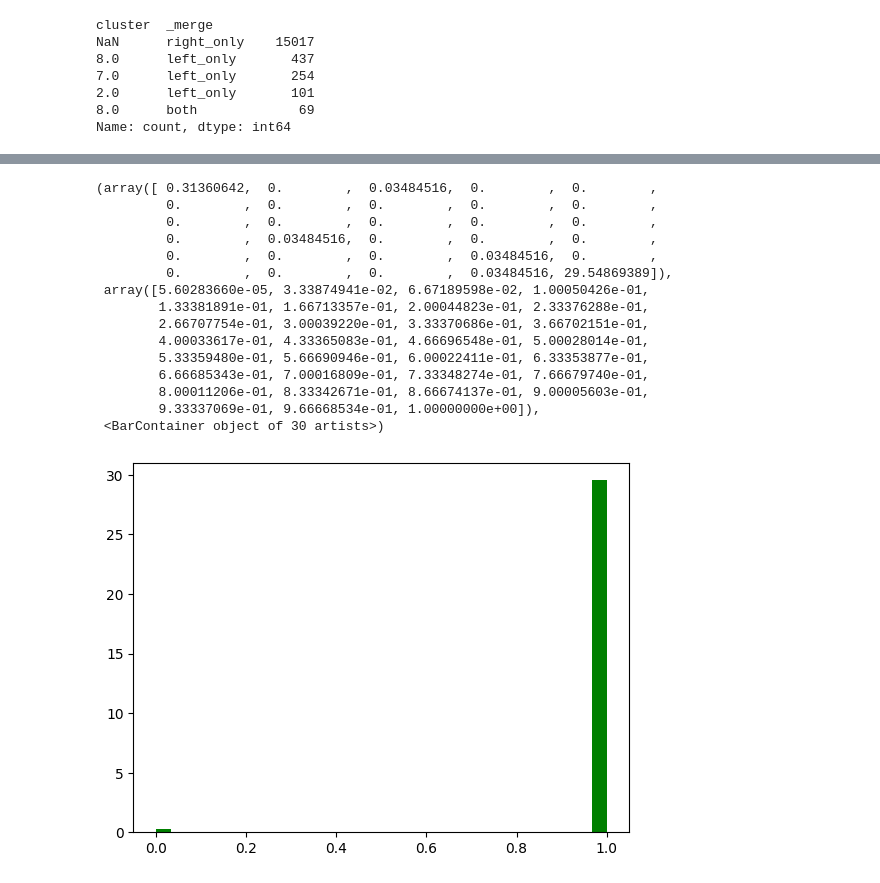
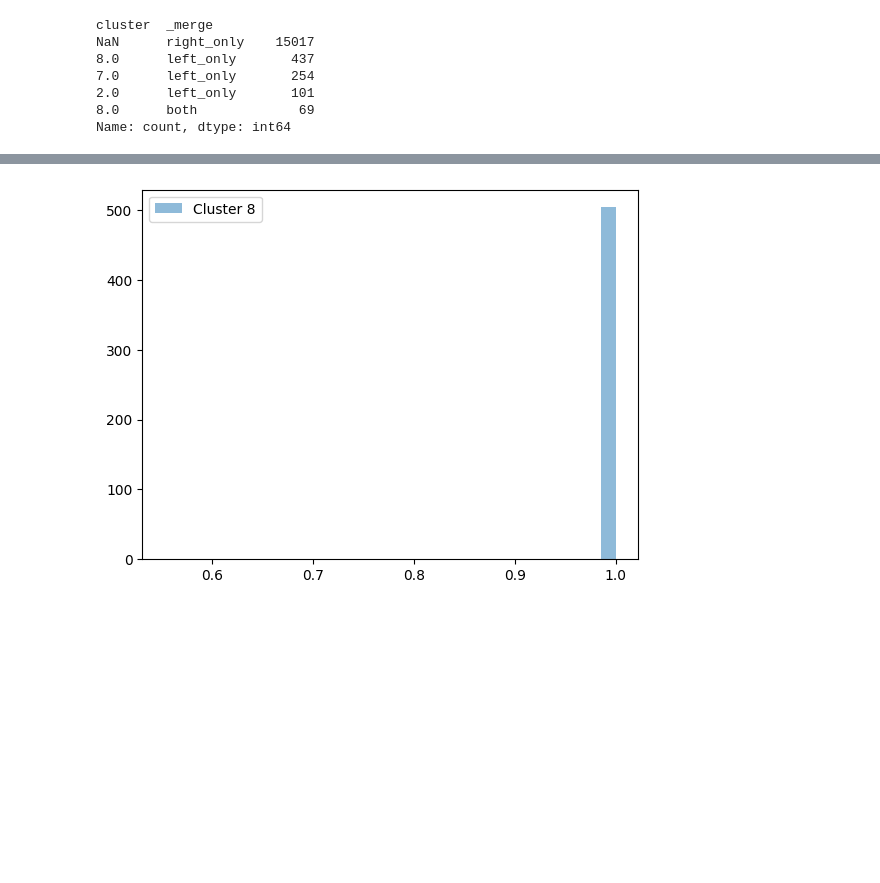
Before and after one commit to nicolasbojacarojas/clusterization_project, a Jupyter notebook: dev/analisis_completo_modularizado_5derr.ipynb, the cells around one changed output, grey strips where cells are left out. Saved outputs shown, nothing was run; the diff lists cells and outputs as text; code cells hidden in the pictures; blank space fills up the shorter version.

```diff
--- a/dev/analisis_completo_modularizado_5derr.ipynb
+++ b/dev/analisis_completo_modularizado_5derr.ipynb
@@ -16,6 +16,7 @@ import plotly.graph_objects as go
 pio.renderers.default = "vscode"
 # %%
 df = pd.read_csv("C:\\Users\\nicob\\One Drive Uniandes\\OneDrive - Universidad de los Andes\\Doctorado\\proyecto\\clusterization_project\\data\\datos_resultados_modularizado\\datos_clusterizados_todos_5derr_spur.csv")
+df = df[df['fidelity_v2']>0.5]
 df['division'] = df['coordenada_ra'].astype(str) + "_" + df['coordenada_dec'].astype(str)
 # Convertir paralaje a distancia en parsecs
 df['distance_pc'] = 1000 / df['parallax']  # pc
@@ -182,12 +221,36 @@ silhouette_por_movimientos = silhouette_por_cluster_dataframe(dff, cluster_col='
 r2_clusters = r2_por_cluster_dataframe(dff.dropna(subset=['phot_g_mean_mag','bp_rp']), cluster_col='cluster', x_col='bp_rp', y_col='phot_g_mean_mag',calcular_residual_std = False)
 dispersion_magnitud = dispersion_por_cluster(dff, variable='phot_g_mean_mag', metodo='std')
 probabilidad_cluster = dff.groupby(['cluster']).agg({'probabilidad':'median','source_id':'count'}).reset_index()
-silhouette_por_cluster = silhouette_por_cluster\
-                        .merge(probabilidad_cluster, how='inner', on=['cluster'])\
-                        .merge(silhouette_por_distancia.rename(columns={'silhouette':'silhouette_distancia'}), how='inner', on=['cluster'])\
-                        .merge(silhouette_por_movimientos.rename(columns={'silhouette':'silhouette_movimientos'}), how='inner', on=['cluster'])\
-                        .merge(r2_clusters, how='inner', on='cluster')\
-                        .merge(dispersion_magnitud, how='inner', on='cluster')
+parallax_metrics = calculate_percentile_metrics(
+    dff, cluster_col='cluster', variable='parallax', percentiles=(5, 100)
+)
+
+distance_metrics = calculate_percentile_metrics(
+    dff, cluster_col='cluster', variable='distance_pc', percentiles=(5, 100)
+)
+# Fusionar todas las métricas
+silhouette_por_cluster = (
+    silhouette_por_cluster
+    .merge(probabilidad_cluster, how='inner', on=['cluster'])
+    .merge(
+        silhouette_por_distancia.rename(
+            columns={'silhouette': 'silhouette_distancia'}
+        ),
+        how='inner',
+        on=['cluster']
+    )
+    .merge(
+        silhouette_por_movimientos.rename(
+            columns={'silhouette': 'silhouette_movimientos'}
+        ),
+        how='inner',
+        on=['cluster']
+    )
+    .merge(r2_clusters, how='inner', on='cluster')
+    .merge(dispersion_magnitud, how='inner', on='cluster')
+    .merge(parallax_metrics, how='inner', on='cluster')  # ✨ Nueva
+    .merge(distance_metrics, how='inner', on='cluster')  # ✨ Nueva
+)
 # Columnas que vas a escalar
 columnas_a_escalar = ['silhouette', 'silhouette_distancia', 'silhouette_movimientos', 'probabilidad', 'r2', "rmse_phot_g_mean_mag_vs_bp_rp"]
 
@@ -457,20 +552,8 @@ Name: count, dtype: int64
 # %%
-plt.hist(dff[dff['cluster'].isin([2,7,8])]['fidelity_v2'], bins=30, color ='green', density=True)
-# plt.hist(dff[~dff['cluster'].isin([2,7,8])]['fidelity_v2'], bins=30, color ='blue', density=True)
+# plt.hist(dff[dff['cluster'].isin([2,7,8])]['fidelity_v2'], bins=30, color ='green', density=True)
+for i in silhouette_por_cluster.sort_values(by=['metrica','silhouette_distancia','silhouette','silhouette_movimientos','probabilidad'], ascending=[0,0,0,0,0]).head(15)['cluster'].values:
+    plt.hist(dff[dff['cluster']==i]['fidelity_v2'], bins=30, alpha=0.5, label=f"Cluster {i}")
+    plt.legend()
+    plt.show()
 # %% [output]
-(array([ 0.31360642,  0.        ,  0.03484516,  0.        ,  0.        ,
-         0.        ,  0.        ,  0.        ,  0.        ,  0.        ,
-         0.        ,  0.        ,  0.        ,  0.        ,  0.        ,
-         0.        ,  0.03484516,  0.        ,  0.        ,  0.        ,
-         0.        ,  0.        ,  0.        ,  0.03484516,  0.        ,
-         0.        ,  0.        ,  0.        ,  0.03484516, 29.54869389]),
- array([5.60283660e-05, 3.33874941e-02, 6.67189598e-02, 1.00050426e-01,
-        1.33381891e-01, 1.66713357e-01, 2.00044823e-01, 2.33376288e-01,
-        2.66707754e-01, 3.00039220e-01, 3.33370686e-01, 3.66702151e-01,
-        4.00033617e-01, 4.33365083e-01, 4.66696548e-01, 5.00028014e-01,
-        5.33359480e-01, 5.66690946e-01, 6.00022411e-01, 6.33353877e-01,
-        6.66685343e-01, 7.00016809e-01, 7.33348274e-01, 7.66679740e-01,
-        8.00011206e-01, 8.33342671e-01, 8.66674137e-01, 9.00005603e-01,
-        9.33337069e-01, 9.66668534e-01, 1.00000000e+00]),
- <BarContainer object of 30 artists>)
-[figure, old version]
+[figure, new version]
```
Also changed, not shown: parts of 18 cells of this notebook.
